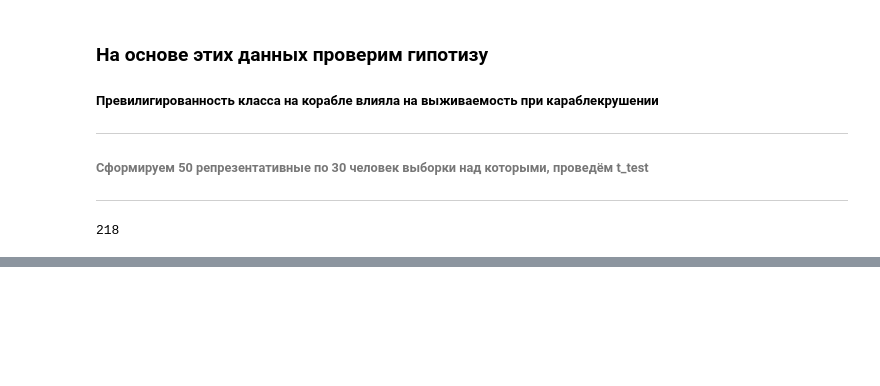
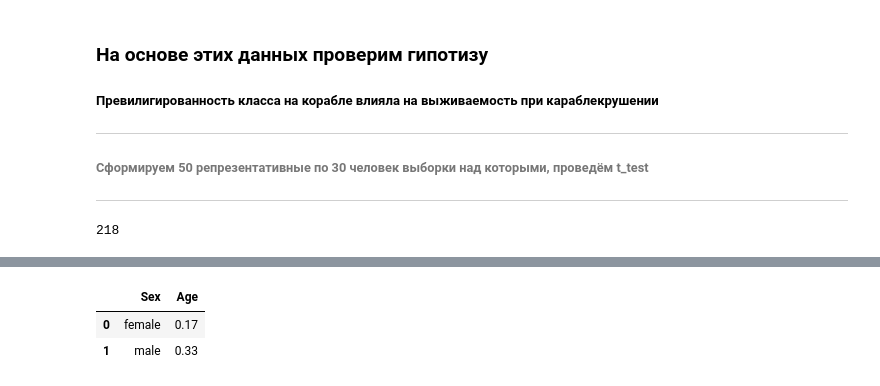
Before and after one commit to Eliss-good/static_practic, a Jupyter notebook: titanic/titanic.ipynb, the cells around one changed output, grey strips where cells are left out. Drawn from its saved outputs; the diff is of its cells as text; code cells hidden in the pictures; blank space fills up the shorter version.

```diff
--- a/titanic/titanic.ipynb
+++ b/titanic/titanic.ipynb
@@ -132,0 +133,8 @@ Ttest_indResult(statistic=-17.41677679529068, pvalue=7.419528417204929e-61)
+# %%
+temp = all_people.groupby("Sex")['Age'].min().to_frame().reset_index()
+# %%
+temp
+# %% [output]
+|  | Sex | Age |
+| 0 | female | 0.17 |
+| 1 | male | 0.33 |
```
Also changed, not shown: parts of 1 cell of this notebook, 1 other file.
